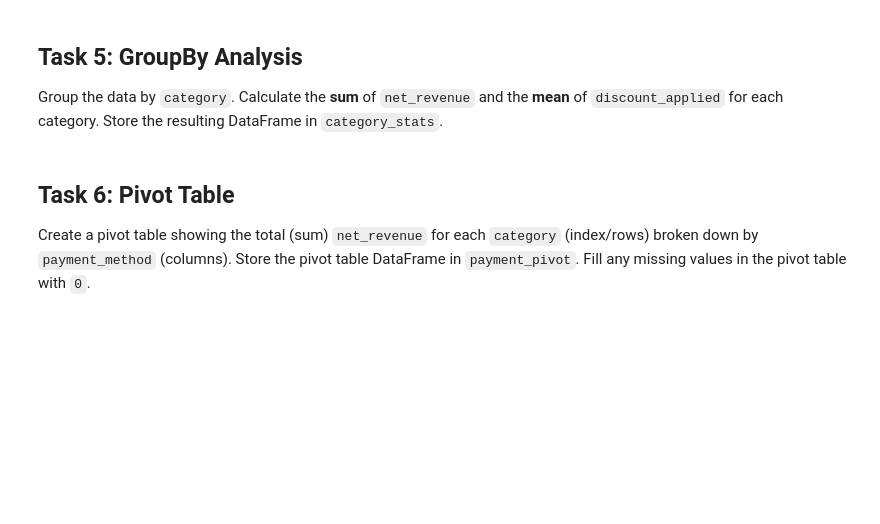
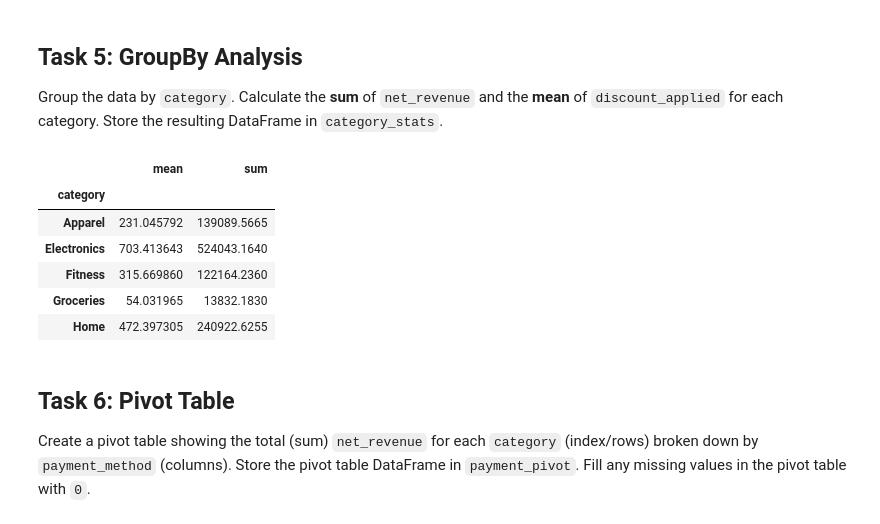
Before and after one commit to sst-cs/dst-assignment-2, a Jupyter notebook: assignment.ipynb, the cells around one changed output. Cells and saved outputs as stored; diff of their text form; code cells hidden in the pictures; blank space fills up the shorter version.

```diff
--- a/assignment.ipynb
+++ b/assignment.ipynb
@@ -51,9 +74,16 @@ Group the data by `category`.
 Calculate the **sum** of `net_revenue` and the **mean** of `discount_applied` for each category.
 Store the resulting DataFrame in `category_stats`.
 # %%
-# TODO
-category_stats = None
+category_stats = df.groupby('category')['net_revenue'].agg(['mean', 'sum'])
 category_stats
+# %% [output]
+|  | mean | sum |
+| category |  |  |
+| Apparel | 231.045792 | 139089.5665 |
+| Electronics | 703.413643 | 524043.1640 |
+| Fitness | 315.669860 | 122164.2360 |
+| Groceries | 54.031965 | 13832.1830 |
+| Home | 472.397305 | 240922.6255 |
 # %% [markdown]
 ## Task 6: Pivot Table
 Create a pivot table showing the total (sum) `net_revenue` for each `category` (index/rows) broken down by `payment_method` (columns).
```
Also changed, not shown: parts of 7 cells of this notebook.
